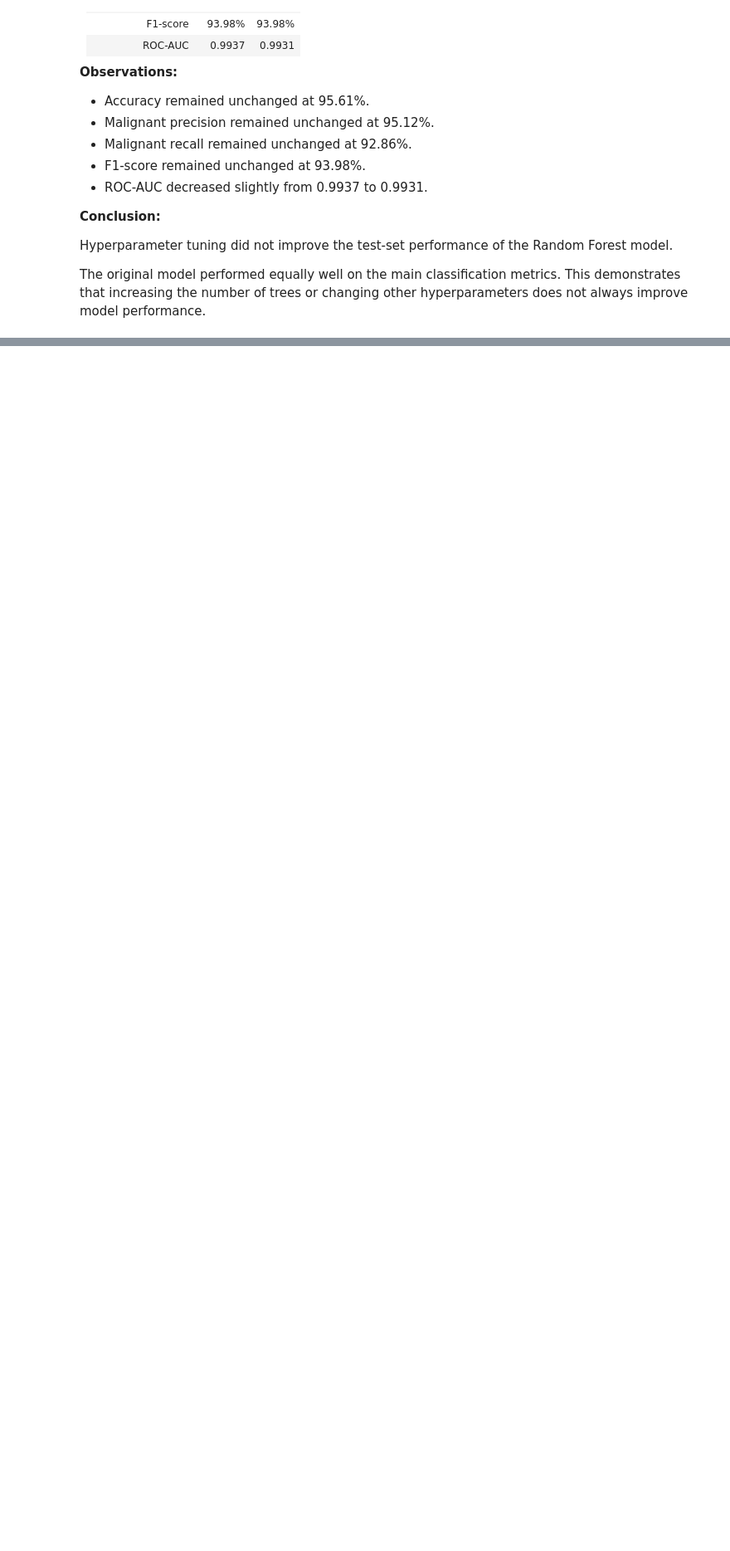
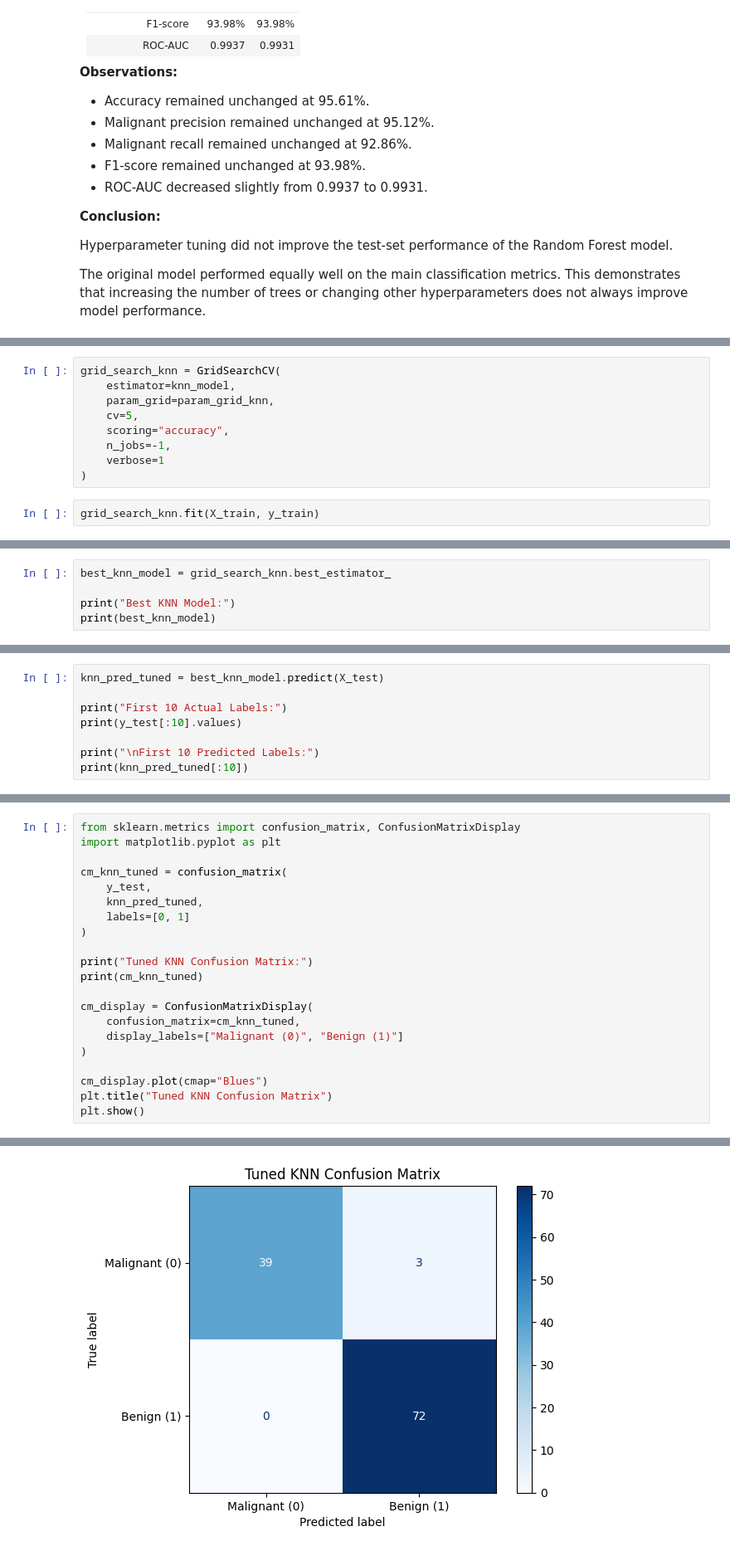
Before and after one commit to Kasyap18/BreastCancer-ML-Classification, a Jupyter notebook: Baseline_Models.ipynb, the cells around one changed output, grey strips where cells are left out. Shown at 83% size. Cells and saved outputs as stored; diff of their text form; blank space fills up the shorter version.

```diff
--- a/Baseline_Models.ipynb
+++ b/Baseline_Models.ipynb
@@ -1996,0 +2221,11 @@ not always improve model performance.
+# %%
+grid_search_knn = GridSearchCV(
+    estimator=knn_model,
+    param_grid=param_grid_knn,
+    cv=5,
+    scoring="accuracy",
+    n_jobs=-1,
+    verbose=1
+)
+# %%
+grid_search_knn.fit(X_train, y_train)
@@ -1996,0 +2256,5 @@ not always improve model performance.
+# %%
+best_knn_model = grid_search_knn.best_estimator_
+
+print("Best KNN Model:")
+print(best_knn_model)
@@ -1996,0 +2265,8 @@ not always improve model performance.
+# %%
+knn_pred_tuned = best_knn_model.predict(X_test)
+
+print("First 10 Actual Labels:")
+print(y_test[:10].values)
+
+print("\nFirst 10 Predicted Labels:")
+print(knn_pred_tuned[:10])
@@ -1996,0 +2309,22 @@ not always improve model performance.
+# %%
+from sklearn.metrics import confusion_matrix, ConfusionMatrixDisplay
+import matplotlib.pyplot as plt
+
+cm_knn_tuned = confusion_matrix(
+    y_test,
+    knn_pred_tuned,
+    labels=[0, 1]
+)
+
+print("Tuned KNN Confusion Matrix:")
+print(cm_knn_tuned)
+
+cm_display = ConfusionMatrixDisplay(
+    confusion_matrix=cm_knn_tuned,
+    display_labels=["Malignant (0)", "Benign (1)"]
+)
+
+cm_display.plot(cmap="Blues")
+plt.title("Tuned KNN Confusion Matrix")
+plt.show()
+# %% [output]
@@ -1996,0 +2334 @@ not always improve model performance.
+[figure, added]
```
Also changed, not shown: parts of 42 cells of this notebook, 8 other files.
